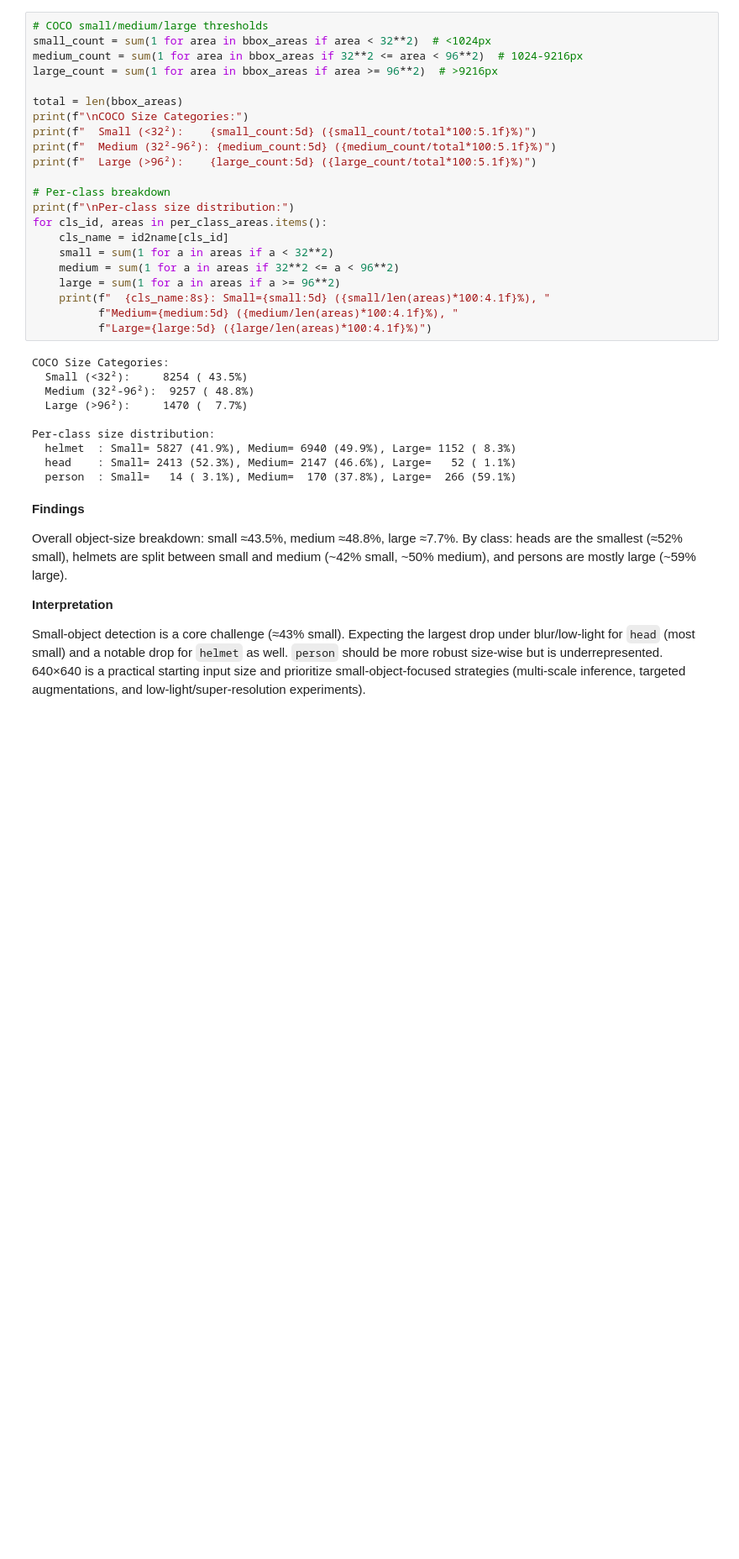
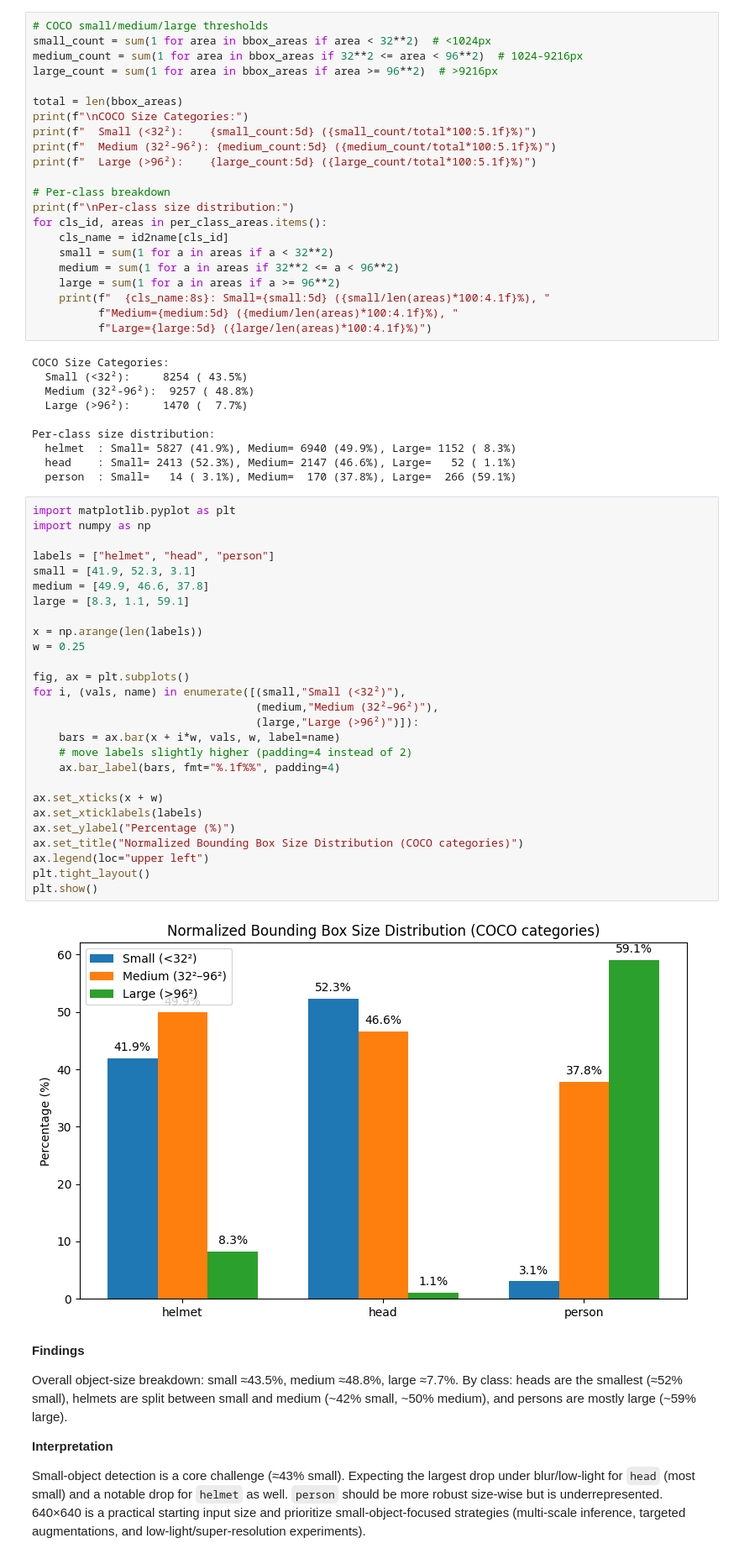
Before and after one commit to PiyushLekhak/robust-ppe-detection, a Jupyter notebook: notebooks/01_eda.ipynb, the cells around one changed output. Shown at 84% size. Drawn from its saved outputs; the diff is of its cells as text; blank space fills up the shorter version.

```diff
--- a/notebooks/01_eda.ipynb
+++ b/notebooks/01_eda.ipynb
@@ -360,6 +362,35 @@ Per-class size distribution:
   helmet  : Small= 5827 (41.9%), Medium= 6940 (49.9%), Large= 1152 ( 8.3%)
   head    : Small= 2413 (52.3%), Medium= 2147 (46.6%), Large=   52 ( 1.1%)
   person  : Small=   14 ( 3.1%), Medium=  170 (37.8%), Large=  266 (59.1%)
+# %%
+import matplotlib.pyplot as plt
+import numpy as np
+
+labels = ["helmet", "head", "person"]
+small = [41.9, 52.3, 3.1]
+medium = [49.9, 46.6, 37.8]
+large = [8.3, 1.1, 59.1]
+
+x = np.arange(len(labels))
+w = 0.25
+
+fig, ax = plt.subplots()
+for i, (vals, name) in enumerate([(small,"Small (<32²)"),
+                                  (medium,"Medium (32²–96²)"),
+                                  (large,"Large (>96²)")]):
+    bars = ax.bar(x + i*w, vals, w, label=name)
+    # move labels slightly higher (padding=4 instead of 2)
+    ax.bar_label(bars, fmt="%.1f%%", padding=4)
+
+ax.set_xticks(x + w)
+ax.set_xticklabels(labels)
+ax.set_ylabel("Percentage (%)")
+ax.set_title("Normalized Bounding Box Size Distribution (COCO categories)")
+ax.legend(loc="upper left")
+plt.tight_layout()
+plt.show()
+# %% [output]
+[figure, added]
 # %% [markdown]
 **Findings**
 
```
Also changed, not shown: parts of 2 cells of this notebook, 4 other files.
